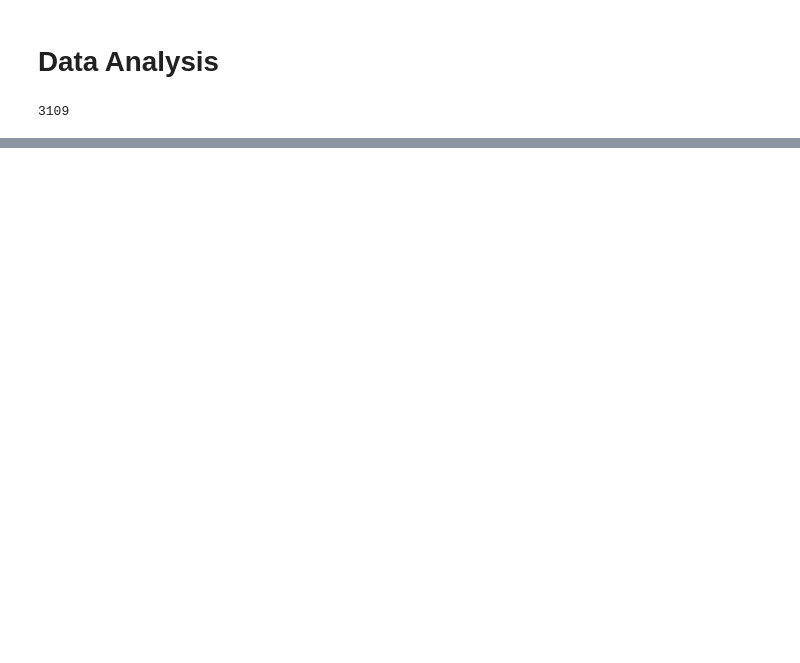
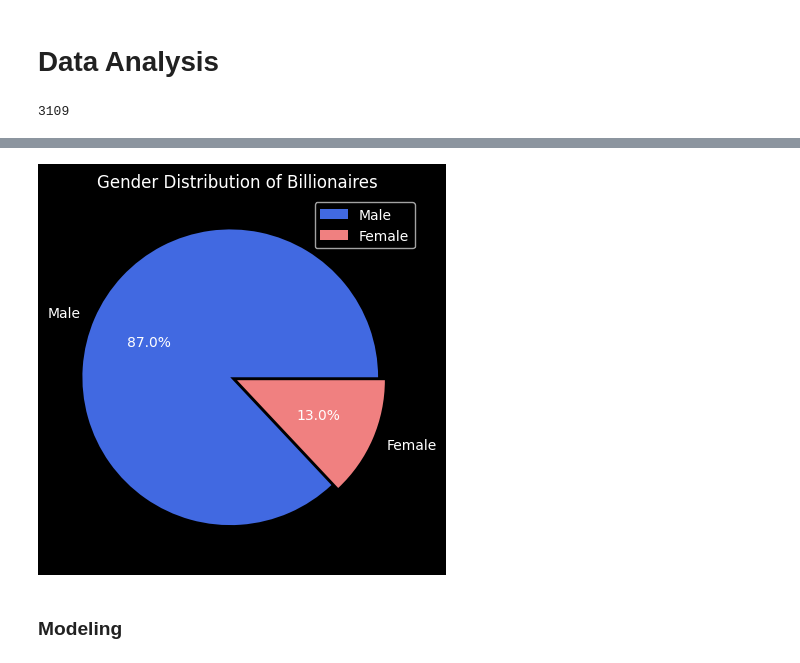
Before and after one commit to masonnicoletti/billionaire-analysis, a Jupyter notebook: pipeline/data_analysis.ipynb, the cells around one changed output, grey strips where cells are left out. Cells and saved outputs as stored; diff of their text form; code cells hidden in the pictures; blank space fills up the shorter version.

```diff
--- a/pipeline/data_analysis.ipynb
+++ b/pipeline/data_analysis.ipynb
@@ -82,0 +128,21 @@ df.head()
+# %%
+# Plot the billionaire gender distribution
+
+genders = df['gender'].value_counts()
+male_pct = round(((genders['M']/len(df)) * 100), 1)
+female_pct = round(((genders['F']/len(df)) * 100), 1)
+#gender_labels = [f"Male\n({male_pct}%)", f"Female\n({female_pct}%)"]
+gender_labels = ["Male", "Female"]
+
+plt.figure()
+plt.pie(genders, labels=gender_labels, colors=["RoyalBlue", "LightCoral"], autopct='%0.1f%%', explode=[0.05, 0])
+plt.title("Gender Distribution of Billionaires")
+plt.savefig("../figures/gender_distribution.png")
+plt.legend()
+plt.show()
+
+logger.info("Visualize billionaire age distribution")
+# %% [output]
+[figure, added]
+# %% [markdown]
+### Modeling
```
Also changed, not shown: parts of 3 cells of this notebook, 2 other files.
